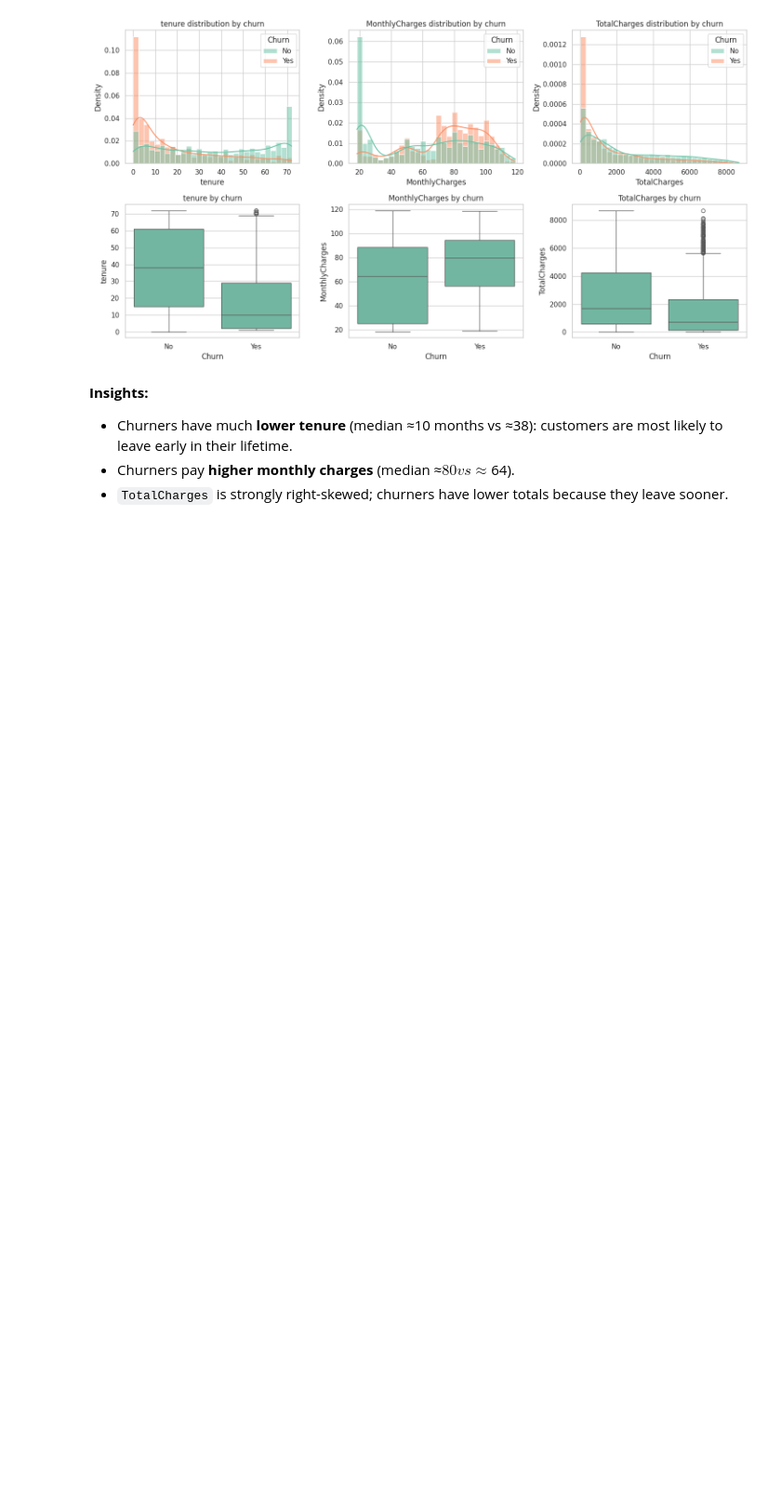
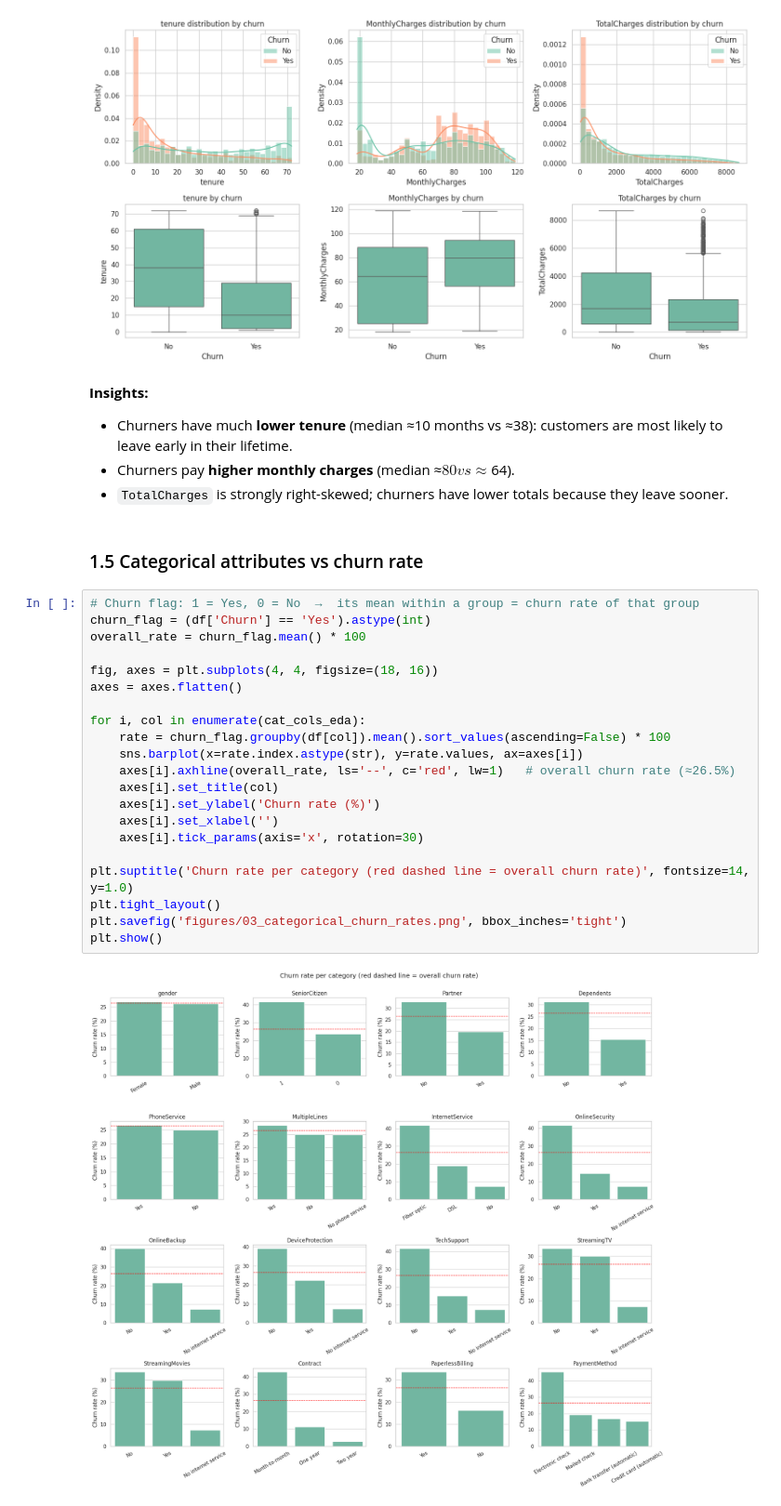
Before and after one commit to charuka200/telco-churn-ml, a Jupyter notebook: Telco_Churn_Coursework.ipynb, the cells around one changed output. Shown at 93% size. Saved outputs shown, nothing was run; the diff lists cells and outputs as text; blank space fills up the shorter version.

Commit message:
categorical attributes vs churn

```diff
--- a/Telco_Churn_Coursework.ipynb
+++ b/Telco_Churn_Coursework.ipynb
@@ -222,3 +222,28 @@ plt.show()
 - Churners have much **lower tenure** (median ≈10 months vs ≈38): customers are most likely to leave early in their lifetime.
 - Churners pay **higher monthly charges** (median ≈$80 vs ≈$64).
 - `TotalCharges` is strongly right-skewed; churners have lower totals because they leave sooner.
+# %% [markdown]
+### 1.5 Categorical attributes vs churn rate
+# %%
+# Churn flag: 1 = Yes, 0 = No  →  its mean within a group = churn rate of that group
+churn_flag = (df['Churn'] == 'Yes').astype(int)
+overall_rate = churn_flag.mean() * 100
+
+fig, axes = plt.subplots(4, 4, figsize=(18, 16))
+axes = axes.flatten()
+
+for i, col in enumerate(cat_cols_eda):
+    rate = churn_flag.groupby(df[col]).mean().sort_values(ascending=False) * 100
+    sns.barplot(x=rate.index.astype(str), y=rate.values, ax=axes[i])
+    axes[i].axhline(overall_rate, ls='--', c='red', lw=1)   # overall churn rate (≈26.5%)
+    axes[i].set_title(col)
+    axes[i].set_ylabel('Churn rate (%)')
+    axes[i].set_xlabel('')
+    axes[i].tick_params(axis='x', rotation=30)
+
+plt.suptitle('Churn rate per category (red dashed line = overall churn rate)', fontsize=14, y=1.0)
+plt.tight_layout()
+plt.savefig('figures/03_categorical_churn_rates.png', bbox_inches='tight')
+plt.show()
+# %% [output]
+[figure, added]
```
Also changed, not shown: parts of 2 cells of this notebook.
